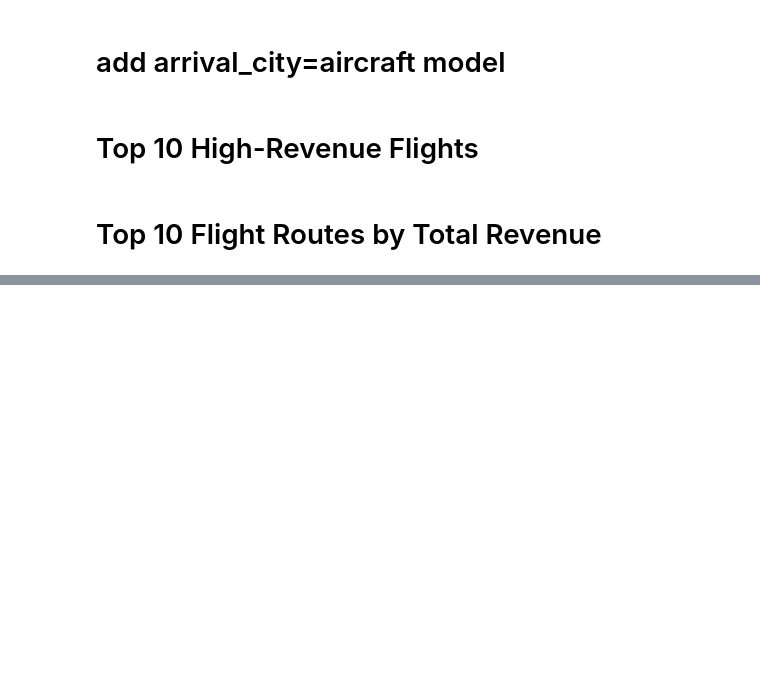
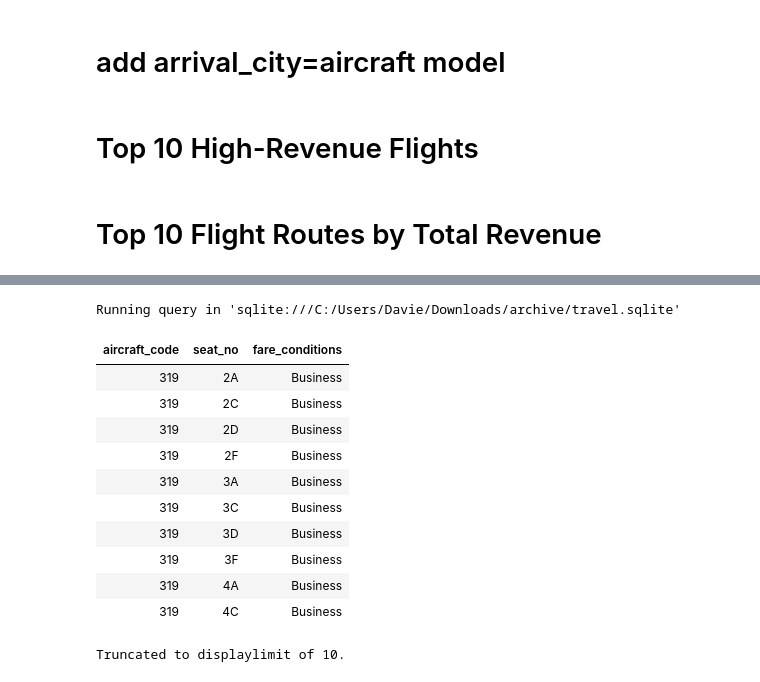
Before and after one commit to Daviedavie100/SQL_Projects, a Jupyter notebook: data.ipynb, the cells around one changed output, grey strips where cells are left out. Saved outputs shown, nothing was run; the diff lists cells and outputs as text; code cells hidden in the pictures; blank space fills up the shorter version.

```diff
--- a/data.ipynb
+++ b/data.ipynb
@@ -1144,3 +1239,22 @@ LIMIT 10;
+# %%
+%%sql
+SELECT *
+FROM seats
+LIMIT 10;
+# %% [output]
+Running query in 'sqlite:///C:/Users/Davie/Downloads/archive/travel.sqlite'
+| aircraft_code | seat_no | fare_conditions |
+| 319 | 2A | Business |
+| 319 | 2C | Business |
+| 319 | 2D | Business |
+| 319 | 2F | Business |
+| 319 | 3A | Business |
+| 319 | 3C | Business |
+| 319 | 3D | Business |
+| 319 | 3F | Business |
+| 319 | 4A | Business |
+| 319 | 4C | Business |
+Truncated to displaylimit of 10.
 # %%
 %%sql
 SELECT
```
Also changed, not shown: parts of 13 cells of this notebook.
